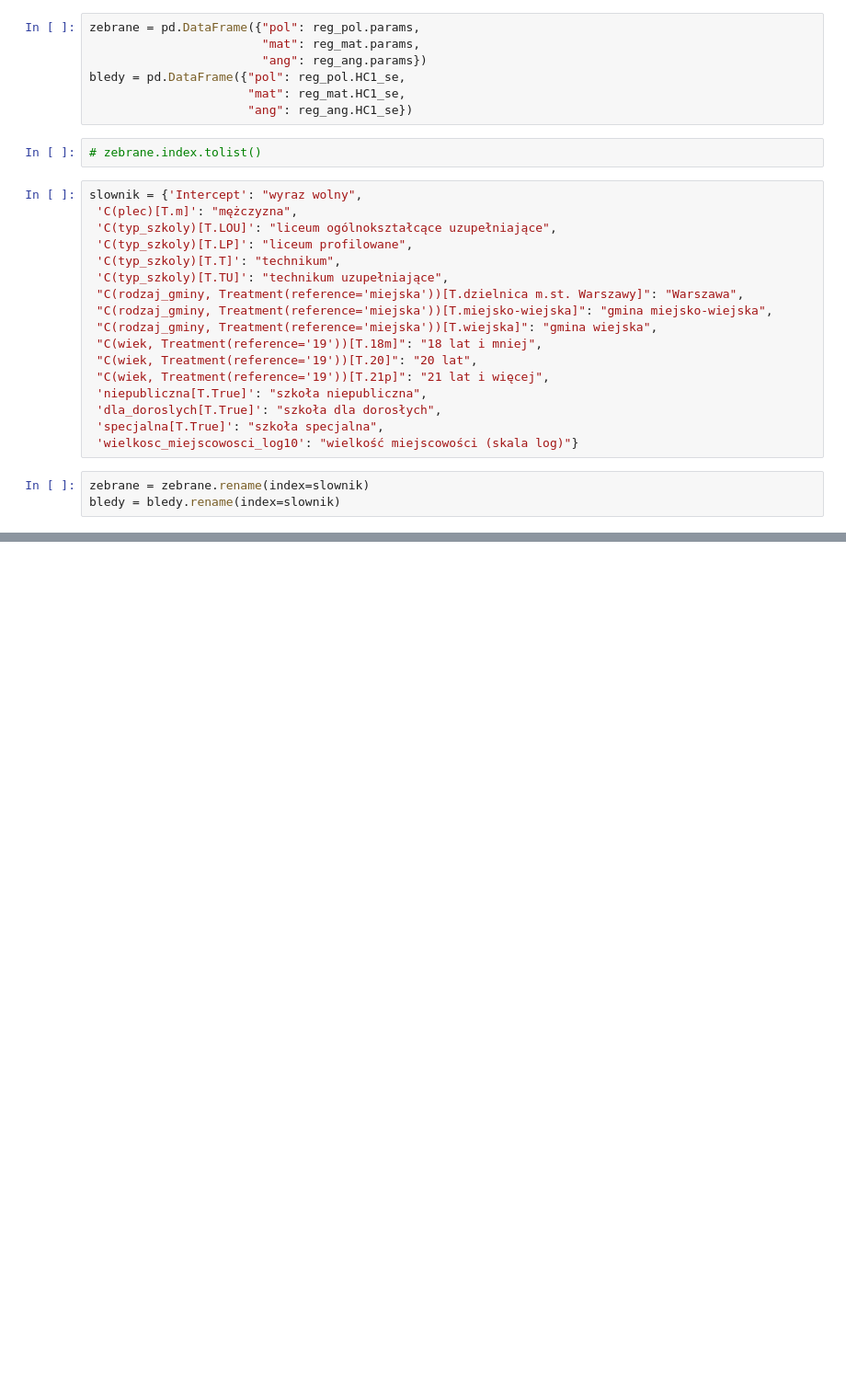
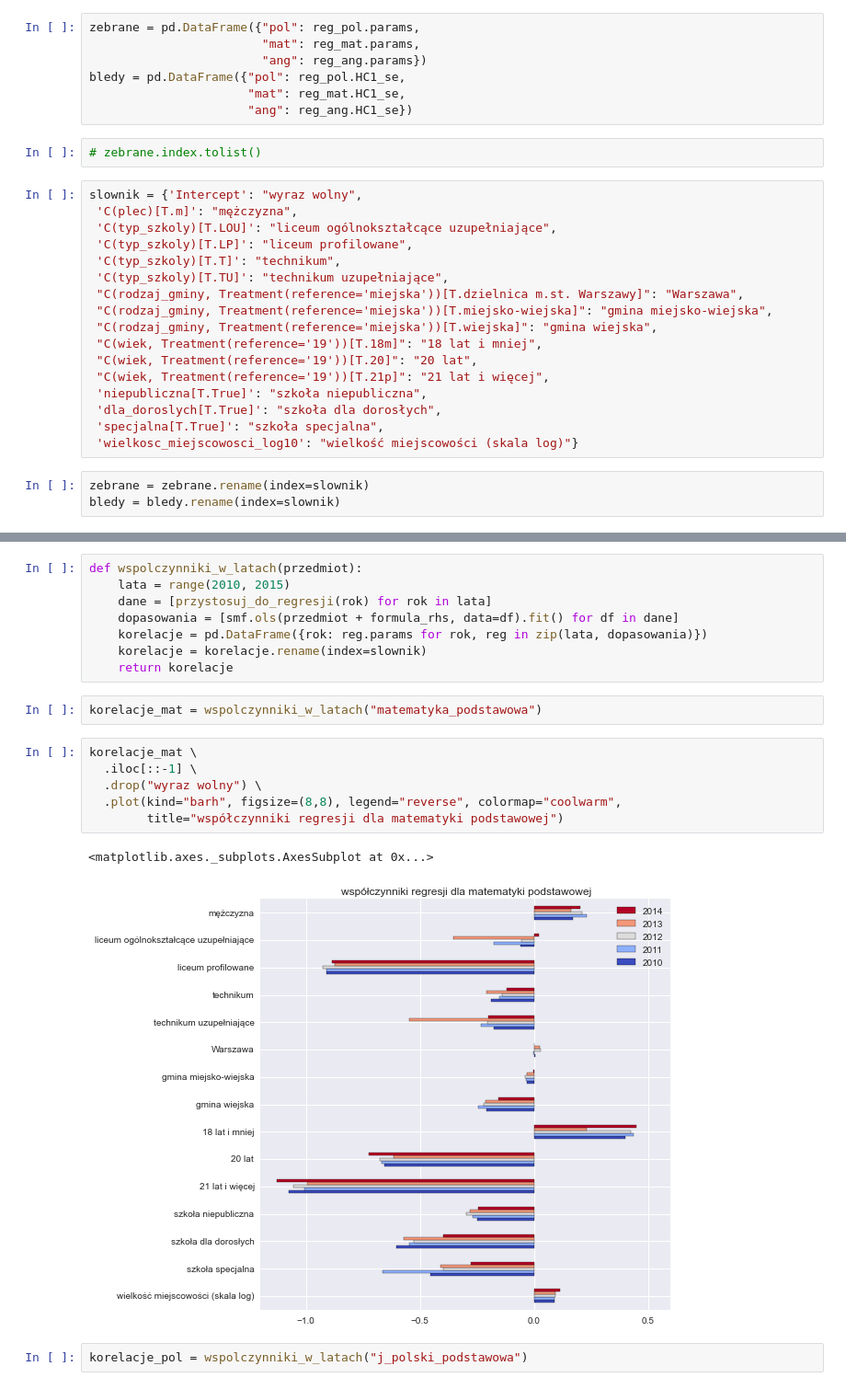
Before and after one commit to stared/delab-matury, a Jupyter notebook: eksploracje/wyniki_regresja.ipynb, the cells around one changed output, grey strips where cells are left out. Shown at 92% size. Cells and saved outputs as stored; diff of their text form; blank space fills up the shorter version.

Commit message:
regresja w latach

```diff
--- a/eksploracje/wyniki_regresja.ipynb
+++ b/eksploracje/wyniki_regresja.ipynb
@@ -179,0 +159,21 @@ plt.vlines(-1.2, 9.75, 13.25, linewidth=1)
+# %%
+def wspolczynniki_w_latach(przedmiot):
+    lata = range(2010, 2015)
+    dane = [przystosuj_do_regresji(rok) for rok in lata]
+    dopasowania = [smf.ols(przedmiot + formula_rhs, data=df).fit() for df in dane]
+    korelacje = pd.DataFrame({rok: reg.params for rok, reg in zip(lata, dopasowania)})
+    korelacje = korelacje.rename(index=slownik)
+    return korelacje
+# %%
+korelacje_mat = wspolczynniki_w_latach("matematyka_podstawowa")
+# %%
+korelacje_mat \
+  .iloc[::-1] \
+  .drop("wyraz wolny") \
+  .plot(kind="barh", figsize=(8,8), legend="reverse", colormap="coolwarm",
+        title="współczynniki regresji dla matematyki podstawowej")
+# %% [output]
+<matplotlib.axes._subplots.AxesSubplot at 0x...>
+[figure, added]
+# %%
+korelacje_pol = wspolczynniki_w_latach("j_polski_podstawowa")
```
Also changed, not shown: parts of 31 cells of this notebook.
